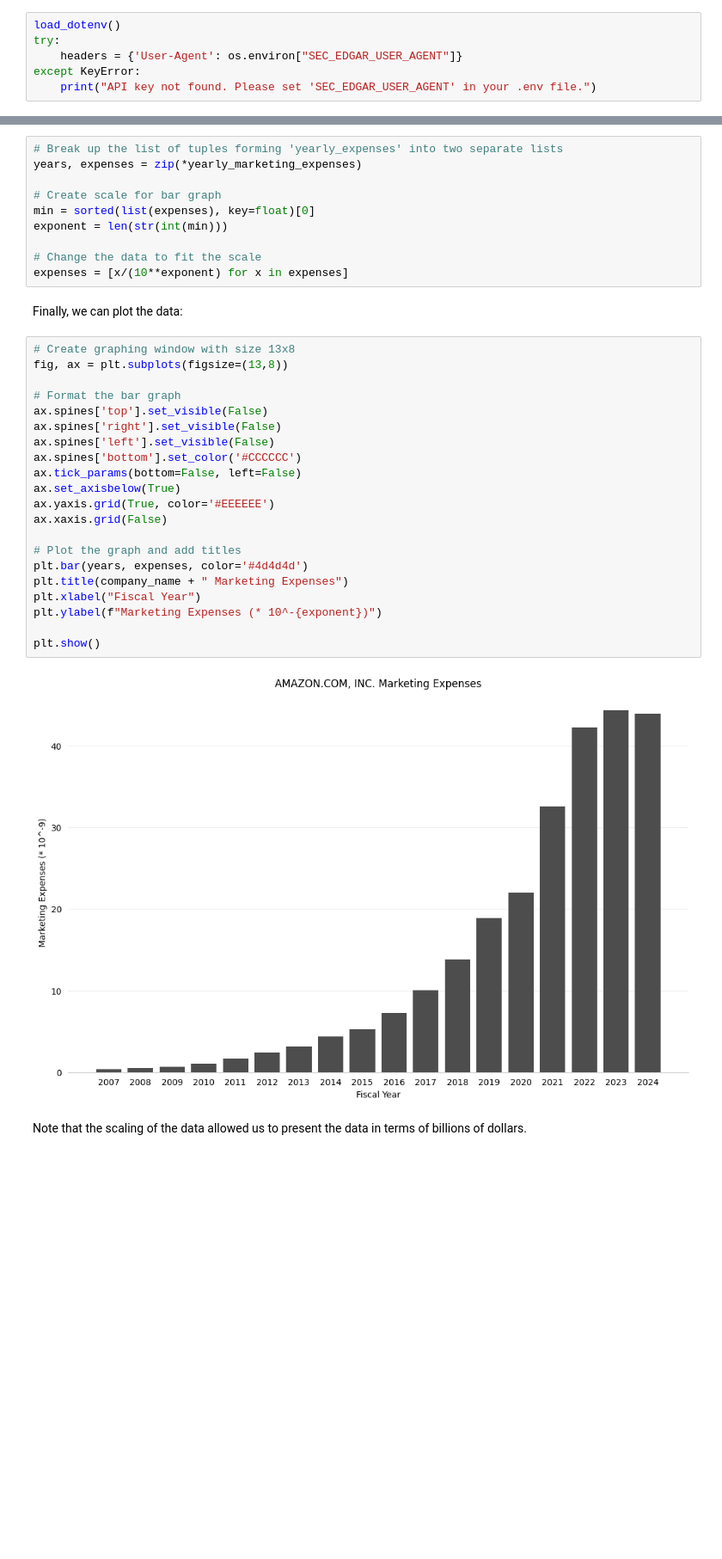
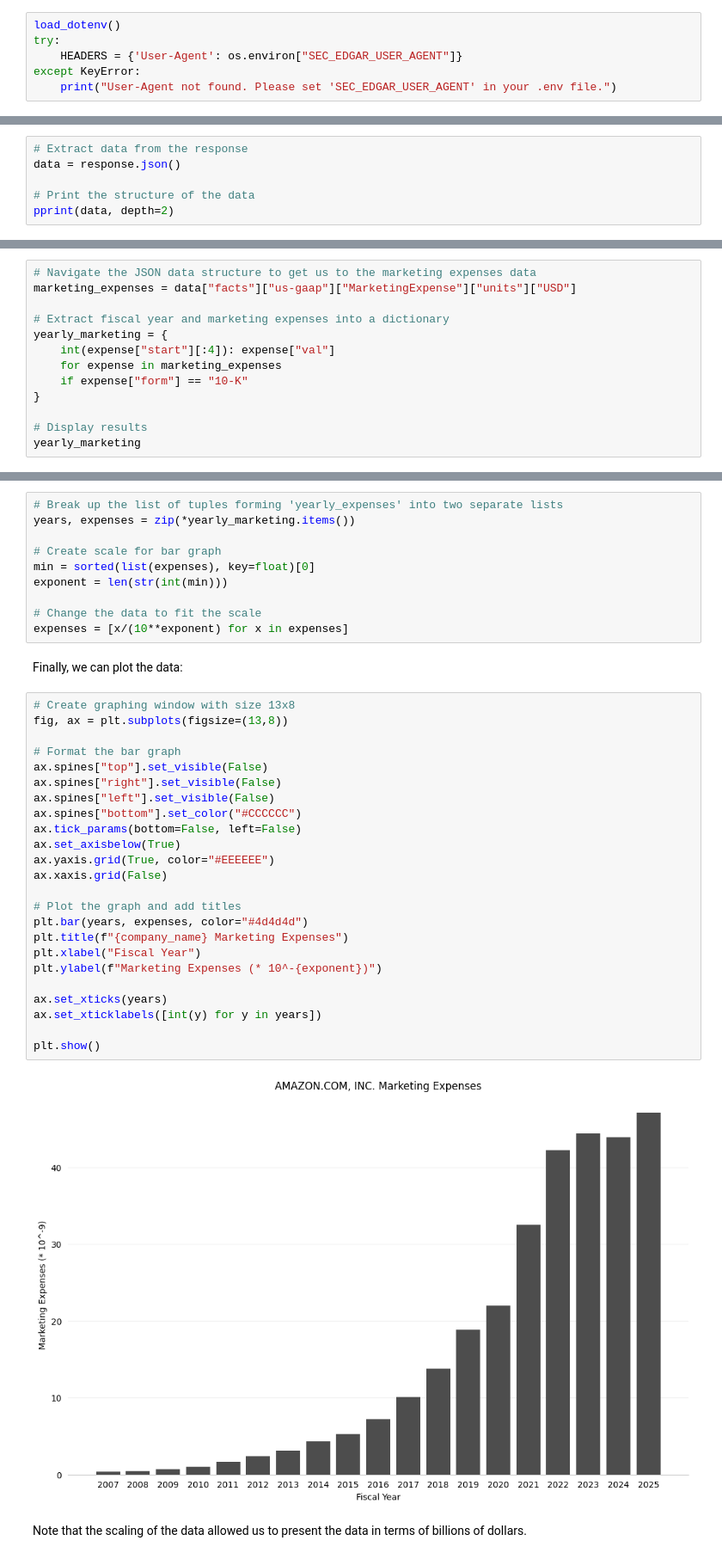
Before and after one commit to UA-Libraries-Research-Data-Services/UALIB_ScholarlyAPI_Cookbook, a Jupyter notebook: src/python/sec-edgar.ipynb, the cells around one changed output, grey strips where cells are left out. Shown at 86% size. Drawn from its saved outputs; the diff is of its cells as text; blank space fills up the shorter version.

```diff
--- a/src/python/sec-edgar.ipynb
+++ b/src/python/sec-edgar.ipynb
@@ -51,9 +52,9 @@ SEC_EDGAR_USER_AGENT="Institution Name email@domain.com"
 # %%
 load_dotenv()
 try:
-    headers = {'User-Agent': os.environ["SEC_EDGAR_USER_AGENT"]}
+    HEADERS = {'User-Agent': os.environ["SEC_EDGAR_USER_AGENT"]}
 except KeyError:
-    print("API key not found. Please set 'SEC_EDGAR_USER_AGENT' in your .env file.")
+    print("User-Agent not found. Please set 'SEC_EDGAR_USER_AGENT' in your .env file.")
 # %% [markdown]
 ### SEC EDGAR Data Installation
 
@@ -80,0 +84,6 @@ Now, we can look at all of the data included in that API request:
+# %%
+# Extract data from the response
+data = response.json()
+
+# Print the structure of the data
+pprint(data, depth=2)
@@ -136,0 +119,13 @@ print(f'{start_year}-{end_year} total: ${total_marketing_expenses}')
+# %%
+# Navigate the JSON data structure to get us to the marketing expenses data
+marketing_expenses = data["facts"]["us-gaap"]["MarketingExpense"]["units"]["USD"]
+
+# Extract fiscal year and marketing expenses into a dictionary
+yearly_marketing = {
+    int(expense["start"][:4]): expense["val"]
+    for expense in marketing_expenses
+    if expense["form"] == "10-K"
+}
+
+# Display results
+yearly_marketing
@@ -138,7 +161,7 @@ print(f'{start_year}-{end_year} total: ${total_marketing_expenses}')
 The following code block scales the data so that the y-axis of our graph contains smaller numbers that can be more easily understood, rather than large values in the billions.
 # %%
 # Break up the list of tuples forming 'yearly_expenses' into two separate lists
-years, expenses = zip(*yearly_marketing_expenses)
+years, expenses = zip(*yearly_marketing.items())
 
 # Create scale for bar graph
 min = sorted(list(expenses), key=float)[0]
@@ -151,26 +174,29 @@ Finally, we can plot the data:
 # %%
 # Create graphing window with size 13x8
 fig, ax = plt.subplots(figsize=(13,8))
 
 # Format the bar graph
-ax.spines['top'].set_visible(False)
-ax.spines['right'].set_visible(False)
-ax.spines['left'].set_visible(False)
-ax.spines['bottom'].set_color('#CCCCCC')
+ax.spines["top"].set_visible(False)
+ax.spines["right"].set_visible(False)
+ax.spines["left"].set_visible(False)
+ax.spines["bottom"].set_color("#CCCCCC")
 ax.tick_params(bottom=False, left=False)
 ax.set_axisbelow(True)
-ax.yaxis.grid(True, color='#EEEEEE')
+ax.yaxis.grid(True, color="#EEEEEE")
 ax.xaxis.grid(False)
 
 # Plot the graph and add titles
-plt.bar(years, expenses, color='#4d4d4d')
-plt.title(company_name + " Marketing Expenses")
+plt.bar(years, expenses, color="#4d4d4d")
+plt.title(f"{company_name} Marketing Expenses")
 plt.xlabel("Fiscal Year")
 plt.ylabel(f"Marketing Expenses (* 10^-{exponent})")
 
+ax.set_xticks(years)
+ax.set_xticklabels([int(y) for y in years])
+
 plt.show()
 # %% [output]
-[figure, old version]
+[figure, new version]
 # %% [markdown]
 Note that the scaling of the data allowed us to present the data in terms of billions of dollars.
 # %% [markdown]
```
Also changed, not shown: parts of 26 cells of this notebook, 5 other files.
